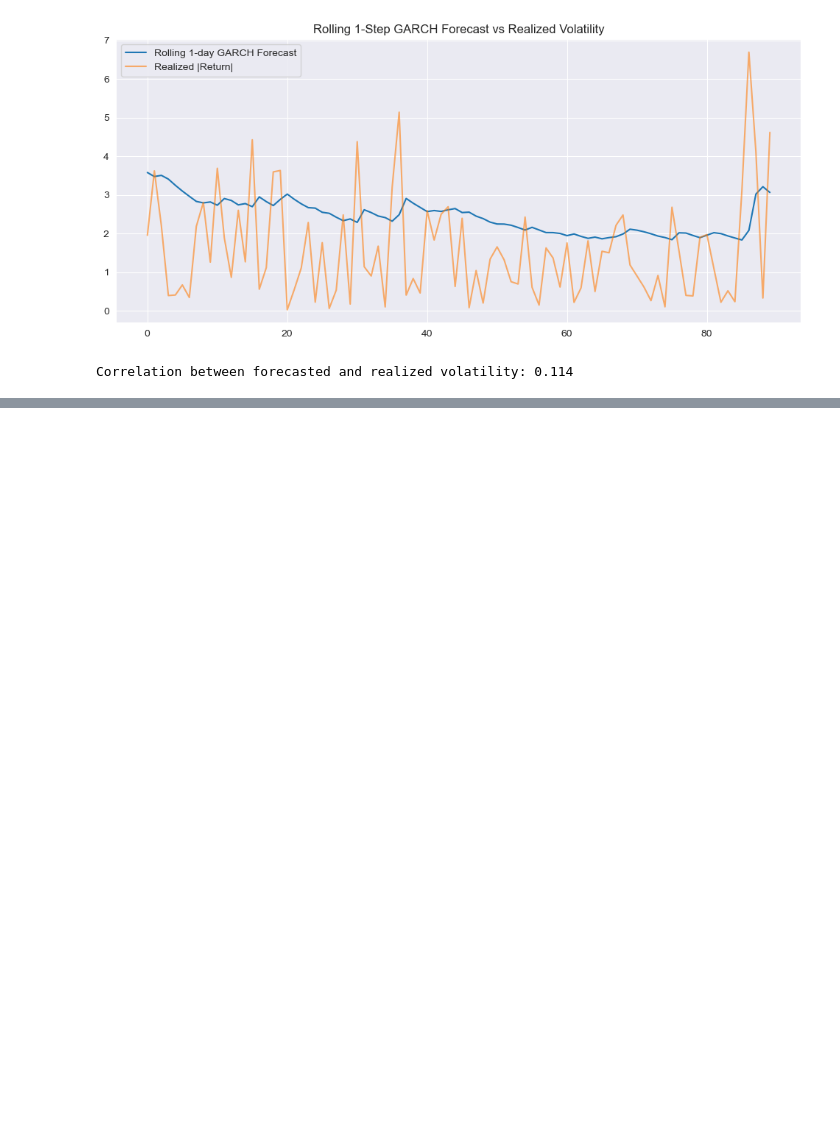
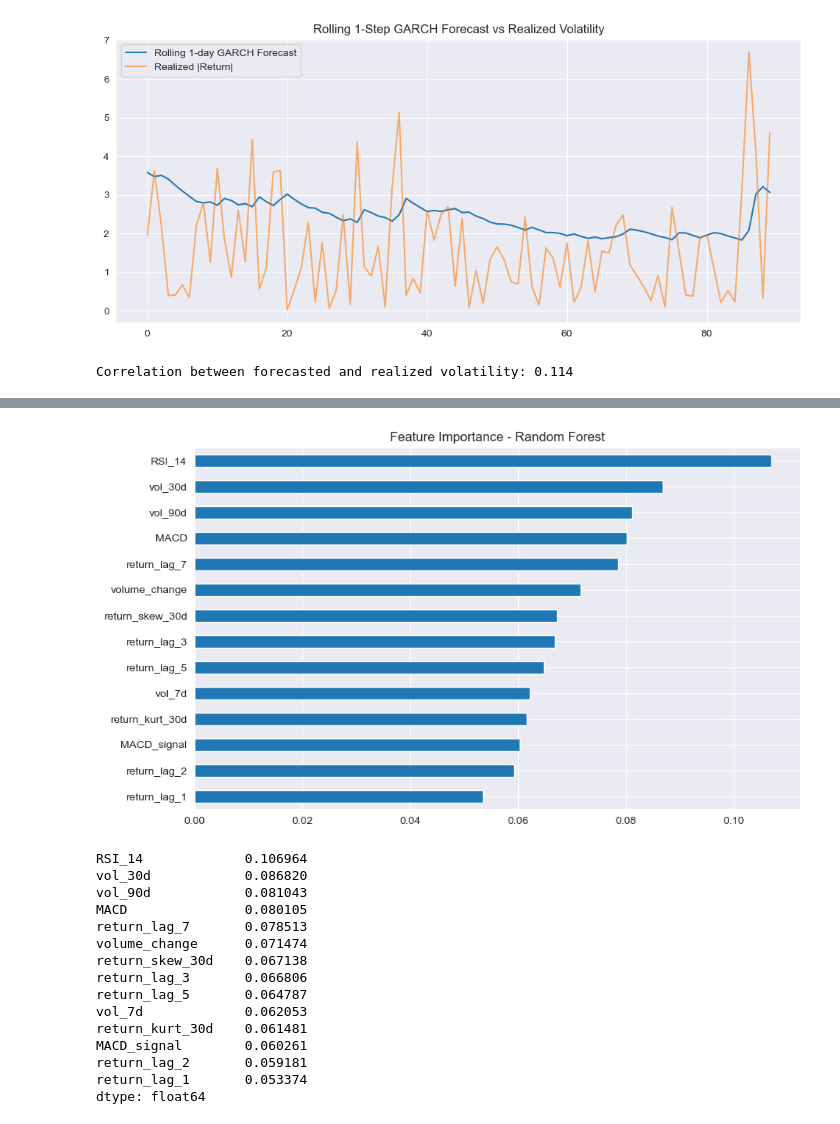
Before and after one commit to MADEKUOROYE/bitcoin-volatility-forecasting, a Jupyter notebook: notebooks/01_edabitcoin.ipynb, the cells around one changed output, grey strips where cells are left out. Cells and saved outputs as stored; diff of their text form; code cells hidden in the pictures; blank space fills up the shorter version.

```diff
--- a/notebooks/01_edabitcoin.ipynb
+++ b/notebooks/01_edabitcoin.ipynb
@@ -351,0 +399,8 @@ git push
+# %%
+split = int(len(model_df) * 0.85)
+X_train, X_test = model_df[feature_cols][:split], model_df[feature_cols][split:]
+y_train, y_test = model_df['target'][:split], model_df['target'][split:]
+
+print(f"Train: {len(X_train)}, Test: {len(X_test)}")
+print(f"Train class balance:\n{y_train.value_counts(normalize=True)}")
+print(f"Test class balance:\n{y_test.value_counts(normalize=True)}")
@@ -351,0 +421,11 @@ git push
+# %%
+rf = RandomForestClassifier(n_estimators=200, max_depth=5, random_state=42, class_weight='balanced')
+rf.fit(X_train, y_train)
+
+y_pred = rf.predict(X_test)
+
+print(f"Accuracy: {accuracy_score(y_test, y_pred):.4f}")
+print("\nClassification Report:")
+print(classification_report(y_test, y_pred))
+print("\nConfusion Matrix:")
+print(confusion_matrix(y_test, y_pred))
@@ -351,0 +451,27 @@ git push
+# %%
+importances = pd.Series(rf.feature_importances_, index=feature_cols).sort_values(ascending=False)
+
+plt.figure(figsize=(10,6))
+importances.plot(kind='barh')
+plt.title('Feature Importance - Random Forest')
+plt.gca().invert_yaxis()
+plt.show()
+
+print(importances)
+# %% [output]
+[figure, added]
+RSI_14             0.106964
+vol_30d            0.086820
+vol_90d            0.081043
+MACD               0.080105
+return_lag_7       0.078513
+volume_change      0.071474
+return_skew_30d    0.067138
+return_lag_3       0.066806
+return_lag_5       0.064787
+vol_7d             0.062053
+return_kurt_30d    0.061481
+MACD_signal        0.060261
+return_lag_2       0.059181
+return_lag_1       0.053374
+dtype: float64
```
Also changed, not shown: parts of 11 cells of this notebook.
